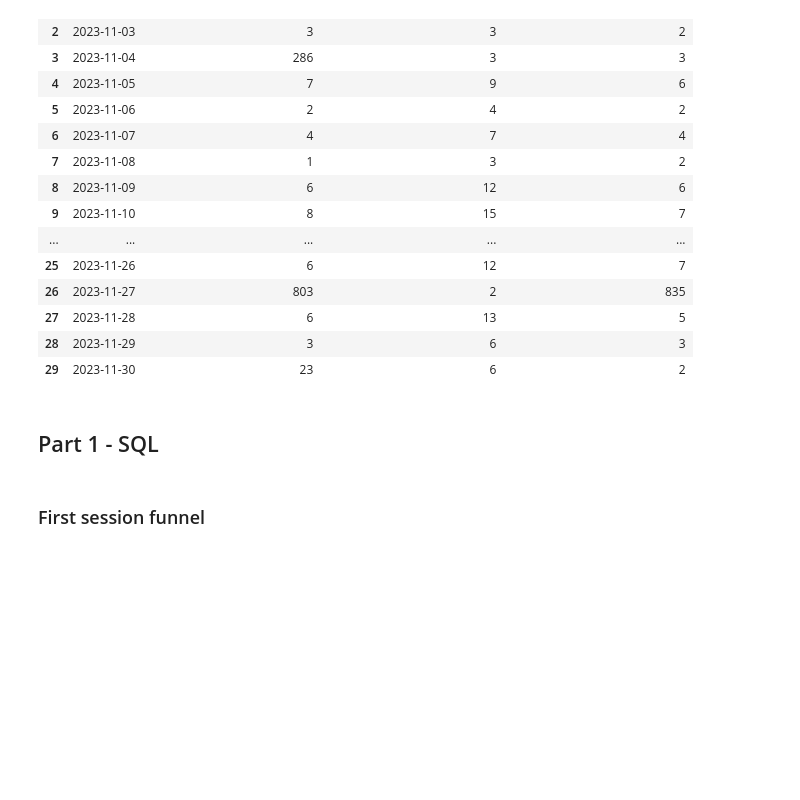
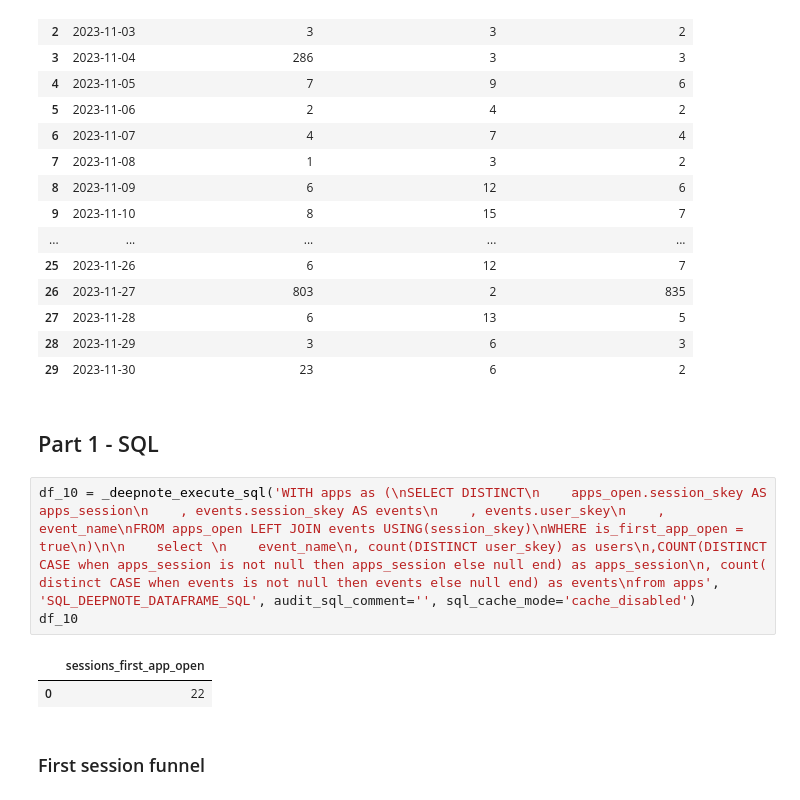
Before and after one commit to camiladwa/case_study, a Jupyter notebook: growth_case_study/growth_data_analyst.ipynb, the cells around one changed output. Cells and saved outputs as stored; diff of their text form; blank space fills up the shorter version.

Commit message:
Camila's version
This commit was created by Deepnote. Project url: https://deepnote.com/project/ea0dd5ec-7a99-4815-85b5-15ffe4204711

```diff
--- a/growth_case_study/growth_data_analyst.ipynb
+++ b/growth_case_study/growth_data_analyst.ipynb
@@ -95,6 +95,12 @@ visitors
 | 29 | 2023-11-30 | 23 | 6 | 2 |
 # %% [markdown]
 ## Part 1 - SQL
+# %%
+df_10 = _deepnote_execute_sql('WITH apps as (\nSELECT DISTINCT\n    apps_open.session_skey AS apps_session\n    , events.session_skey AS events\n    , events.user_skey\n    , event_name\nFROM apps_open LEFT JOIN events USING(session_skey)\nWHERE is_first_app_open = true\n)\n\n    select \n    event_name\n, count(DISTINCT user_skey) as users\n,COUNT(DISTINCT CASE when apps_session is not null then apps_session else null end) as apps_session\n, count( distinct CASE when events is not null then events else null end) as events\nfrom apps', 'SQL_DEEPNOTE_DATAFRAME_SQL', audit_sql_comment='', sql_cache_mode='cache_disabled')
+df_10
+# %% [output]
+|  | sessions_first_app_open |
+| 0 | 22 |
 # %% [markdown]
 ### First session funnel
 # %% [markdown]
```
Also changed, not shown: parts of 3 cells of this notebook.
